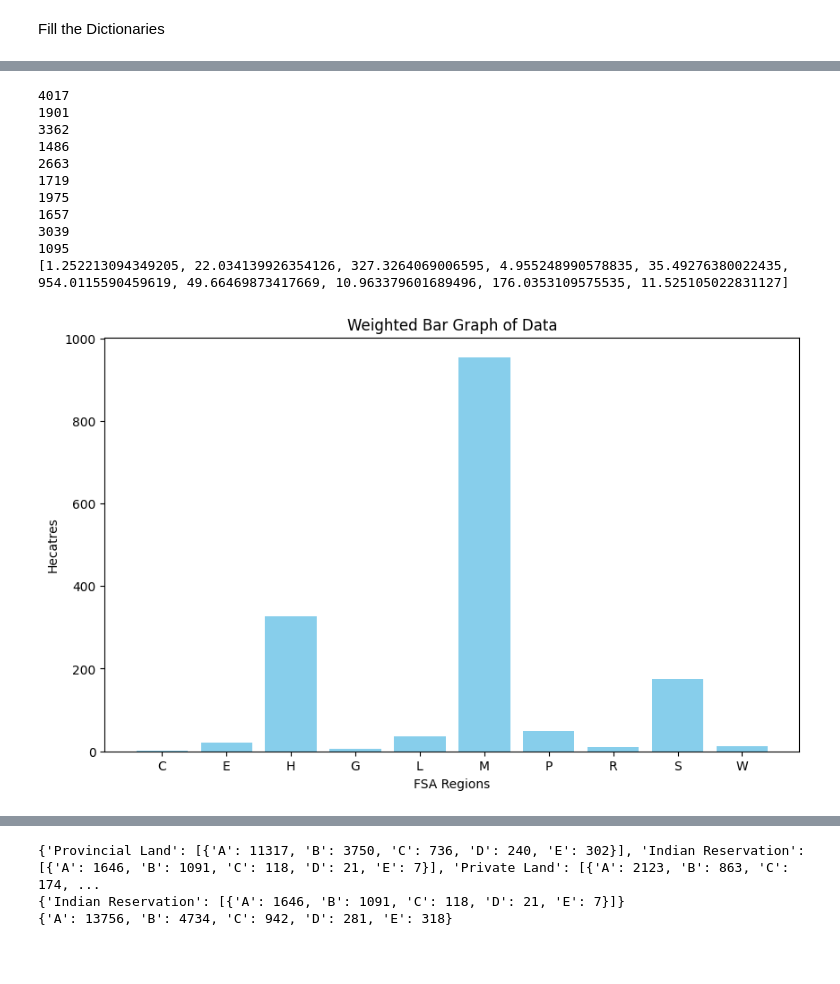
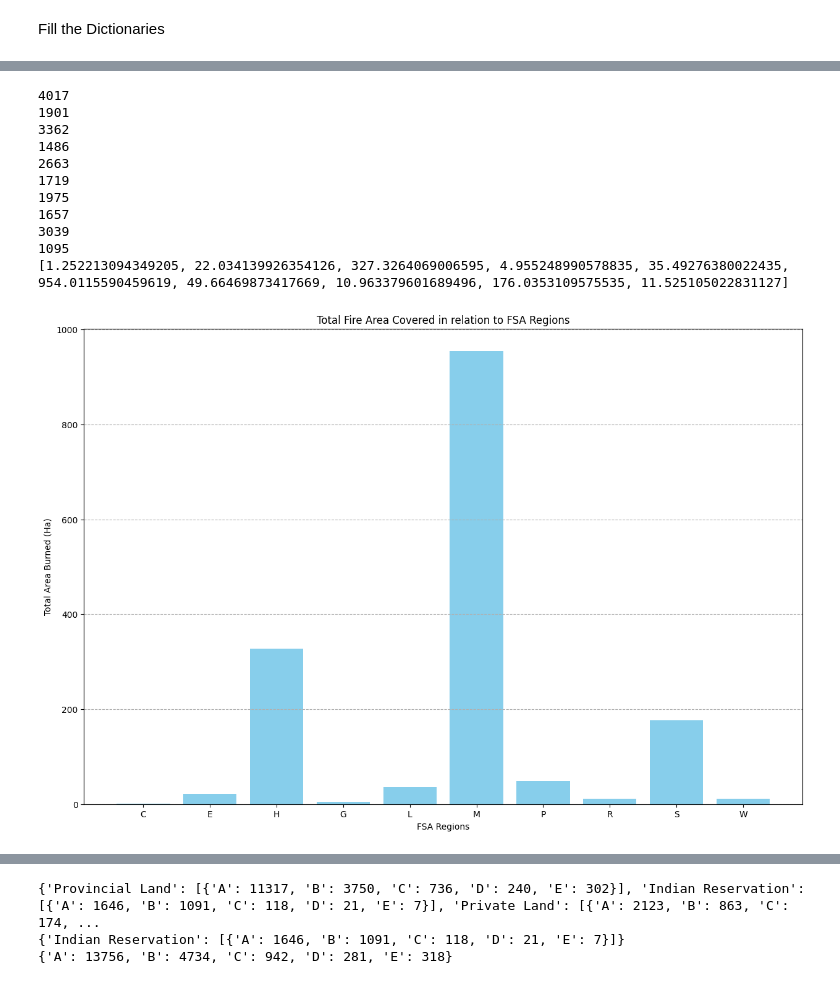
Before and after one commit to pandya-aditya/CxC_Hackathon, a Jupyter notebook: main.ipynb, the cells around one changed output, grey strips where cells are left out. Cells and saved outputs as stored; diff of their text form; code cells hidden in the pictures; blank space fills up the shorter version.

```diff
--- a/main.ipynb
+++ b/main.ipynb
@@ -301,33 +312,34 @@ plot_fires_by_region_and_category(g_causes_total)
 # %%
 categories = list(weighted_FSA.keys())
 values = list(weighted_FSA.values())
 
 for index in range(len(values)):
 
     total = list(FSA_dict.values())[index]
     values[index] = values[index]/total[0]
     print(total[0])
 
 print(values)
-plt.figure(figsize=(10, 6))
+plt.figure(figsize=(15, 10))
 plt.bar(categories, values, color='skyblue')
-plt.title('Weighted Bar Graph of Data')
+plt.title('Total Fire Area Covered in relation to FSA Regions')
 plt.xlabel('FSA Regions')
-plt.ylabel('Hecatres')
+plt.ylabel('Total Area Burned (Ha)')
+plt.grid(axis='y', linestyle='--')
 plt.show()
 # %% [output]
 4017
 1901
 3362
 1486
 2663
 1719
 1975
 1657
 3039
 1095
 [1.252213094349205, 22.034139926354126, 327.3264069006595, 4.955248990578835, 35.49276380022435, 954.0115590459619, 49.66469873417669, 10.963379601689496, 176.0353109575535, 11.525105022831127]
-[figure, old version]
+[figure, new version]
 # %%
 categories = list(weighted_FSA.keys())
 values = list(weighted_FSA.values())
```
Also changed, not shown: parts of 13 cells of this notebook.
